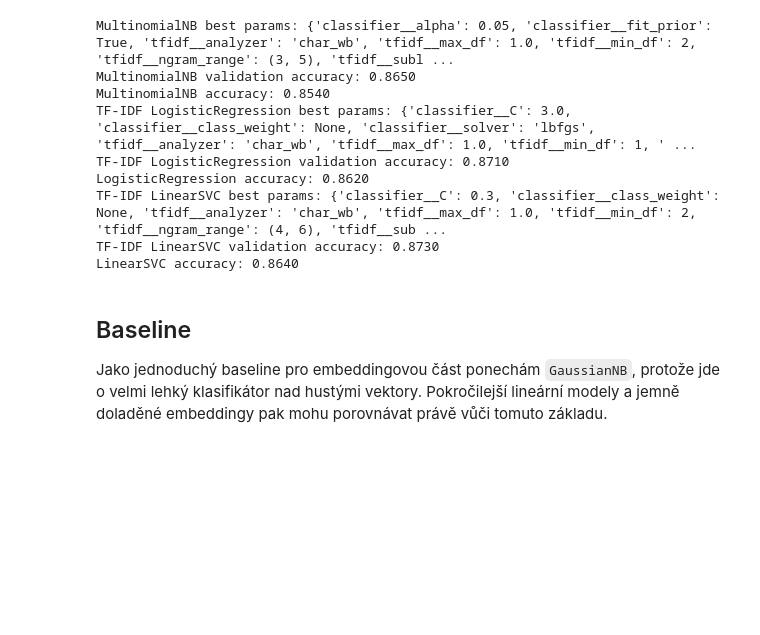
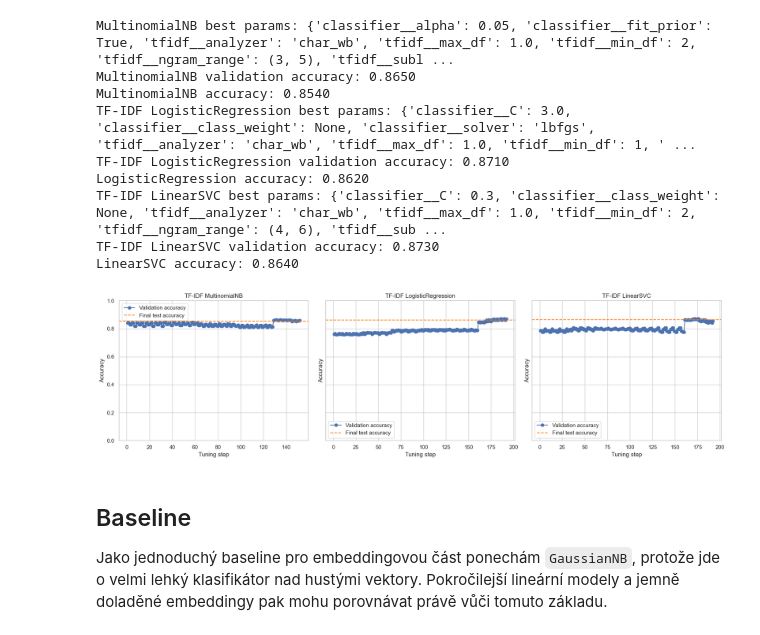
Before and after one commit to matesssaks/SemanticClassification, a Jupyter notebook: SemanticClassification.ipynb, the cells around one changed output. Cells and saved outputs as stored; diff of their text form; code cells hidden in the pictures; blank space fills up the shorter version.

Commit message:
Add tuning history tracking and visualization for hyperparameter optimization in notebook

```diff
--- a/SemanticClassification.ipynb
+++ b/SemanticClassification.ipynb
@@ -409,7 +448,7 @@ tfidf_svc_grid: ParameterGridConfig = [
     },
 ]
 # %%
-best_tfidf_nb_params, best_tfidf_nb_validation_accuracy, best_tfidf_nb_model = tune_and_refit_estimator(
+best_tfidf_nb_params, best_tfidf_nb_validation_accuracy, best_tfidf_nb_model, tfidf_nb_history = tune_and_refit_estimator(
     estimator=tfidf_nb_estimator,
     parameter_grid=tfidf_nb_grid,
     X_train_data=X_train,
@@ -425,7 +464,7 @@ print(f"MultinomialNB best params: {best_tfidf_nb_params}")
 print(f"MultinomialNB validation accuracy: {best_tfidf_nb_validation_accuracy:.4f}")
 print(f"MultinomialNB accuracy: {tfidf_NB_accuracy:.4f}")
 
-best_tfidf_lr_params, best_tfidf_lr_validation_accuracy, best_tfidf_lr_model = tune_and_refit_estimator(
+best_tfidf_lr_params, best_tfidf_lr_validation_accuracy, best_tfidf_lr_model, tfidf_lr_history = tune_and_refit_estimator(
     estimator=tfidf_lr_estimator,
     parameter_grid=tfidf_lr_grid,
     X_train_data=X_train,
@@ -441,7 +480,7 @@ print(f"TF-IDF LogisticRegression best params: {best_tfidf_lr_params}")
 print(f"TF-IDF LogisticRegression validation accuracy: {best_tfidf_lr_validation_accuracy:.4f}")
 print(f"LogisticRegression accuracy: {tfidf_LR_accuracy:.4f}")
 
-best_tfidf_svc_params, best_tfidf_svc_validation_accuracy, best_tfidf_svc_model = tune_and_refit_estimator(
+best_tfidf_svc_params, best_tfidf_svc_validation_accuracy, best_tfidf_svc_model, tfidf_svc_history = tune_and_refit_estimator(
     estimator=tfidf_svc_estimator,
     parameter_grid=tfidf_svc_grid,
     X_train_data=X_train,
@@ -466,6 +505,14 @@ LogisticRegression accuracy: 0.8620
 TF-IDF LinearSVC best params: {'classifier__C': 0.3, 'classifier__class_weight': None, 'tfidf__analyzer': 'char_wb', 'tfidf__max_df': 1.0, 'tfidf__min_df': 2, 'tfidf__ngram_range': (4, 6), 'tfidf__sub ...
 TF-IDF LinearSVC validation accuracy: 0.8730
 LinearSVC accuracy: 0.8640
+# %%
+plot_tuning_progress_row([
+    ("TF-IDF MultinomialNB", tfidf_nb_history, tfidf_NB_accuracy),
+    ("TF-IDF LogisticRegression", tfidf_lr_history, tfidf_LR_accuracy),
+    ("TF-IDF LinearSVC", tfidf_svc_history, tfidf_SVC_accuracy),
+])
+# %% [output]
+[figure, added]
 # %% [markdown]
 ## Baseline
 
```
Also changed, not shown: parts of 3 cells of this notebook.
